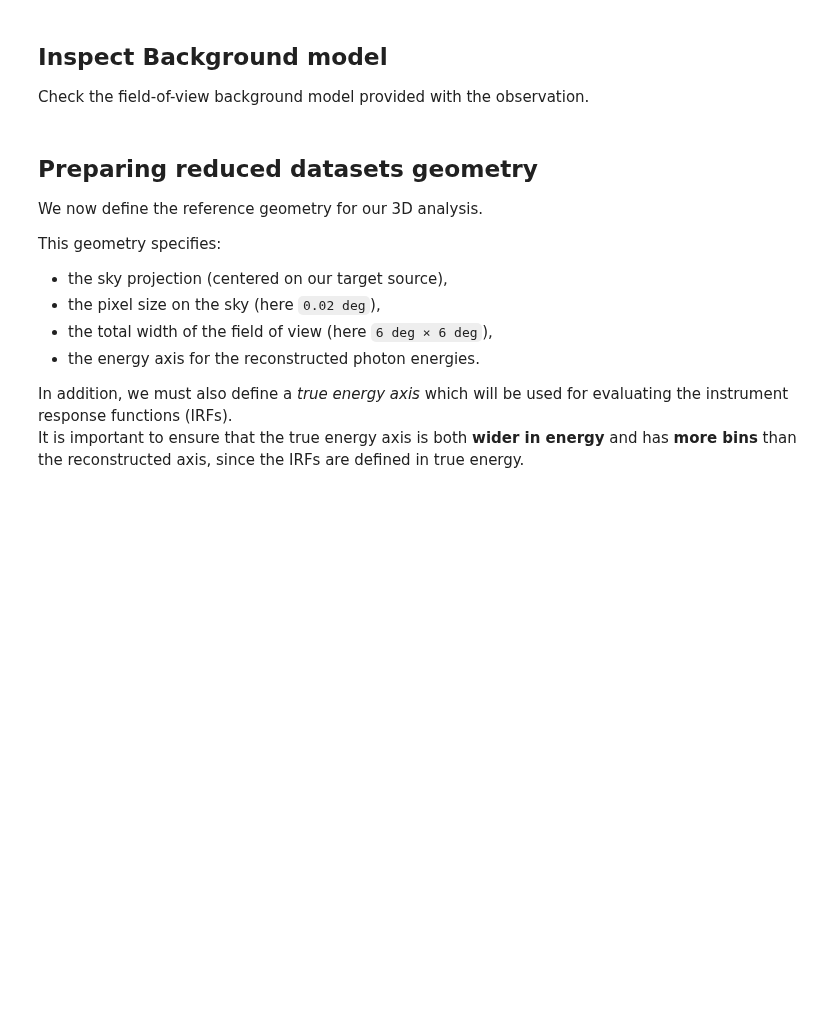
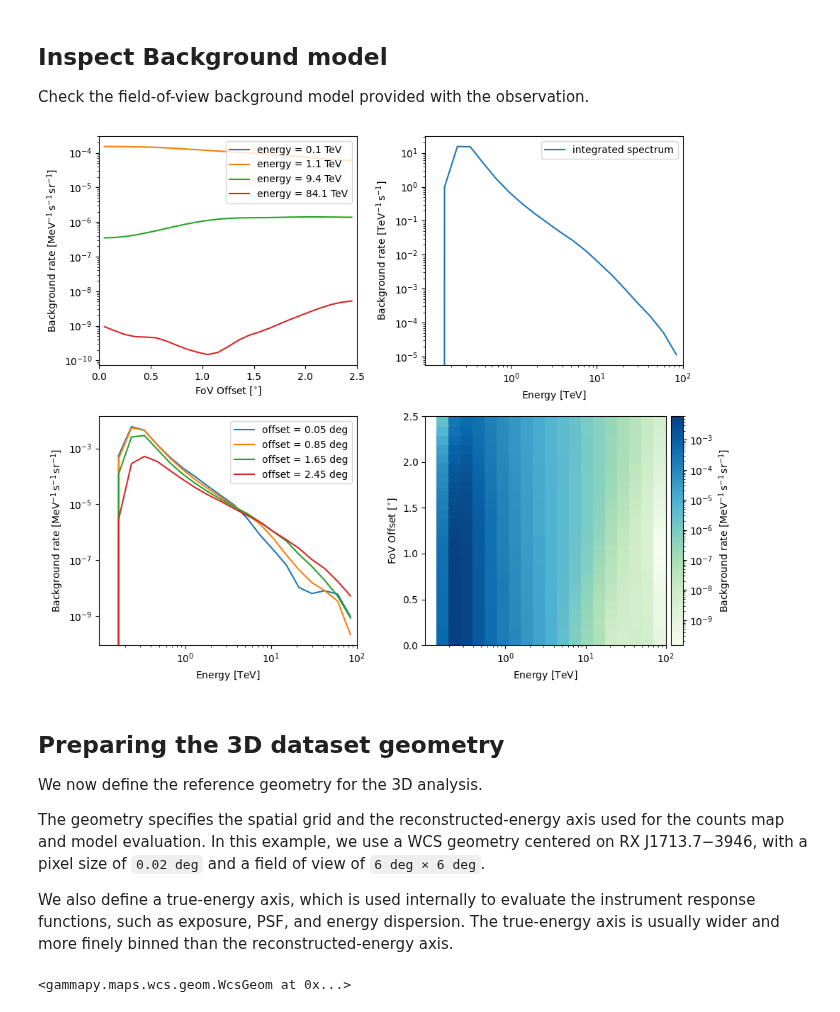
Before and after one commit to juliagouveamamprim/gamma-ray-analysis-with-gammapy, a Jupyter notebook: notebooks/02_3d_gamma_ray_analysis.ipynb, the cells around one changed output. Drawn from its saved outputs; the diff is of its cells as text; code cells hidden in the pictures; blank space fills up the shorter version.

Commit message:
Revise 3D map analysis tutorial

```diff
--- a/notebooks/02_3d_gamma_ray_analysis.ipynb
+++ b/notebooks/02_3d_gamma_ray_analysis.ipynb
@@ -115,18 +194,15 @@ obs.events.select_offset([0, 2.5] * u.deg).peek()
 
 Check the field-of-view background model provided with the observation.
 # %%
-obs.bkg.peek()
+obs_0.bkg.peek()
+# %% [output]
+[figure, added]
 # %% [markdown]
-## Preparing reduced datasets geometry
+## Preparing the 3D dataset geometry
 
-We now define the reference geometry for our 3D analysis.
+We now define the reference geometry for the 3D analysis.
 
-This geometry specifies:
-- the sky projection (centered on our target source),
-- the pixel size on the sky (here `0.02 deg`),
-- the total width of the field of view (here `6 deg × 6 deg`),
-- the energy axis for the reconstructed photon energies.
+The geometry specifies the spatial grid and the reconstructed-energy axis used for the counts map and model evaluation. In this example, we use a WCS geometry centered on RX J1713.7−3946, with a pixel size of `0.02 deg` and a field of view of `6 deg × 6 deg`.
 
-In addition, we must also define a *true energy axis* which will be used for evaluating the instrument response functions (IRFs).
-It is important to ensure that the true energy axis is both **wider in energy** and has **more bins** than the reconstructed axis, since the IRFs are defined in true energy.
+We also define a true-energy axis, which is used internally to evaluate the instrument response functions, such as exposure, PSF, and energy dispersion. The true-energy axis is usually wider and more finely binned than the reconstructed-energy axis.
 # %%
@@ -152,4 +234,7 @@ energy_axis_true = MapAxis.from_energy_bounds(
 )
 # %%
-print(geom)
+# Inspect the analysis geometry
+geom
+# %% [output]
+<gammapy.maps.wcs.geom.WcsGeom at 0x...>
 # %% [markdown]
```
Also changed, not shown: parts of 67 cells of this notebook, 1 other file.
